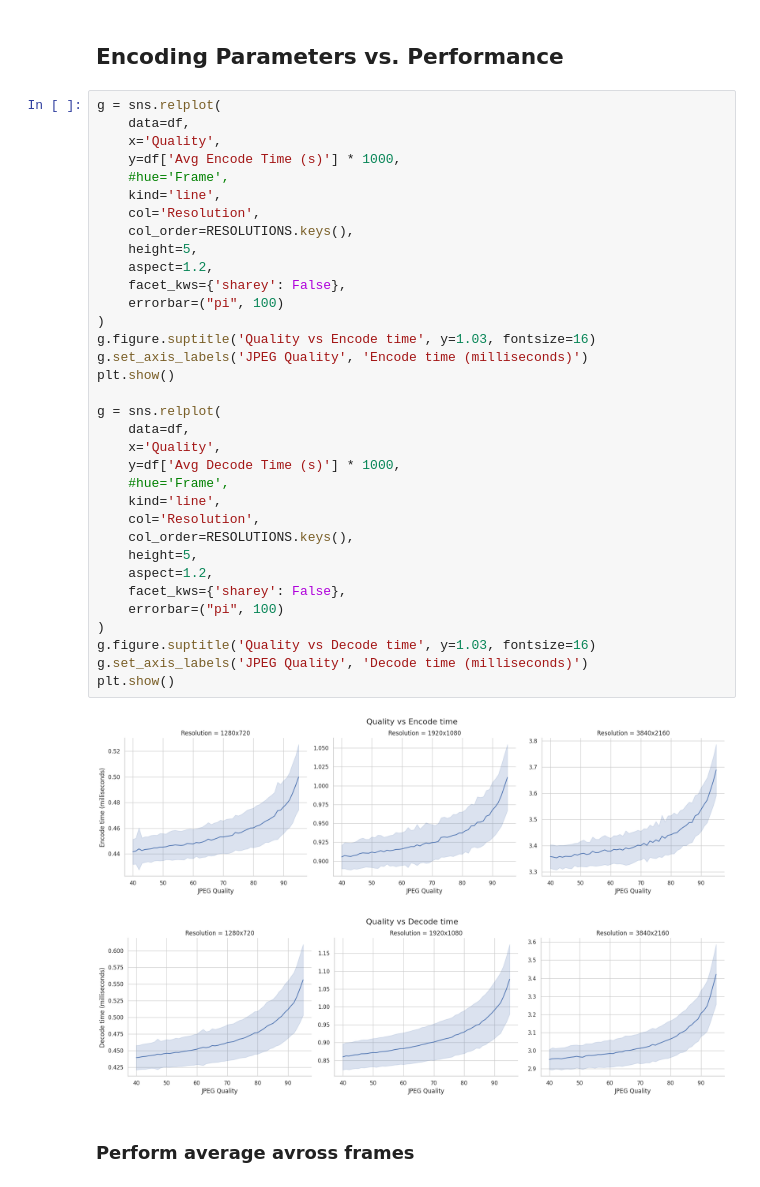
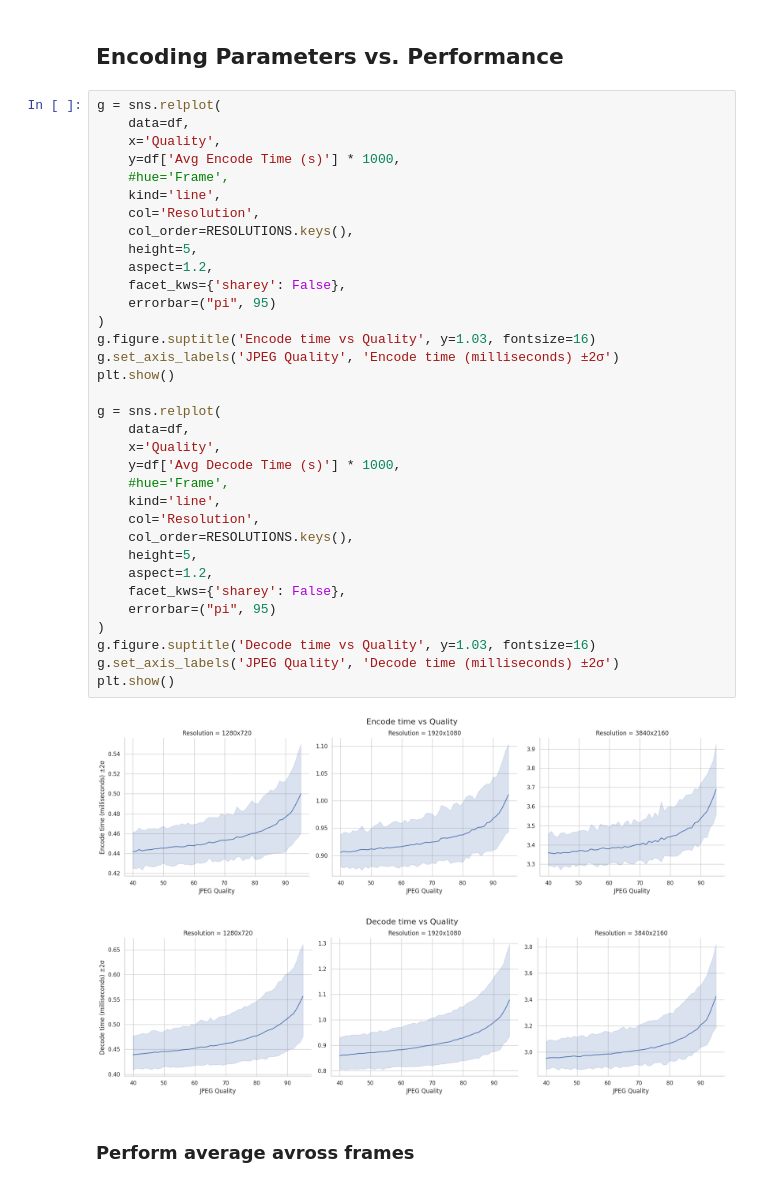
Before and after one commit to simdeistud/video-compression-latency-benchmarks, a Jupyter notebook: 3_benchmarks/src/benchmark_scripts/exebench/viz_gpujpeg_LoLa.ipynb, the cells around one changed output. Drawn from its saved outputs; the diff is of its cells as text.

```diff
--- a/3_benchmarks/src/benchmark_scripts/exebench/viz_gpujpeg_LoLa.ipynb
+++ b/3_benchmarks/src/benchmark_scripts/exebench/viz_gpujpeg_LoLa.ipynb
@@ -140,40 +140,40 @@ We can observe an explosion in file size from quality 95 onwards, and a sharp in
 # %%
 g = sns.relplot(
     data=df,
     x='Quality',
     y=df['Avg Encode Time (s)'] * 1000,
     #hue='Frame',
     kind='line',
     col='Resolution',
     col_order=RESOLUTIONS.keys(),
     height=5,
     aspect=1.2,
     facet_kws={'sharey': False},
-    errorbar=("pi", 100)
+    errorbar=("pi", 95)
 )
-g.figure.suptitle('Quality vs Encode time', y=1.03, fontsize=16)
-g.set_axis_labels('JPEG Quality', 'Encode time (milliseconds)')
+g.figure.suptitle('Encode time vs Quality', y=1.03, fontsize=16)
+g.set_axis_labels('JPEG Quality', 'Encode time (milliseconds) ±2σ')
 plt.show()
 
 g = sns.relplot(
     data=df,
     x='Quality',
     y=df['Avg Decode Time (s)'] * 1000,
     #hue='Frame',
     kind='line',
     col='Resolution',
     col_order=RESOLUTIONS.keys(),
     height=5,
     aspect=1.2,
     facet_kws={'sharey': False},
-    errorbar=("pi", 100)
+    errorbar=("pi", 95)
 )
-g.figure.suptitle('Quality vs Decode time', y=1.03, fontsize=16)
-g.set_axis_labels('JPEG Quality', 'Decode time (milliseconds)')
+g.figure.suptitle('Decode time vs Quality', y=1.03, fontsize=16)
+g.set_axis_labels('JPEG Quality', 'Decode time (milliseconds) ±2σ')
 plt.show()
 # %% [output]
-[figure, old version]
+[figure, new version]
-[figure, old version]
+[figure, new version]
 # %% [markdown]
 ### Perform average avross frames
 # %%
```
Also changed, not shown: parts of 2 cells of this notebook, 5 other files.
